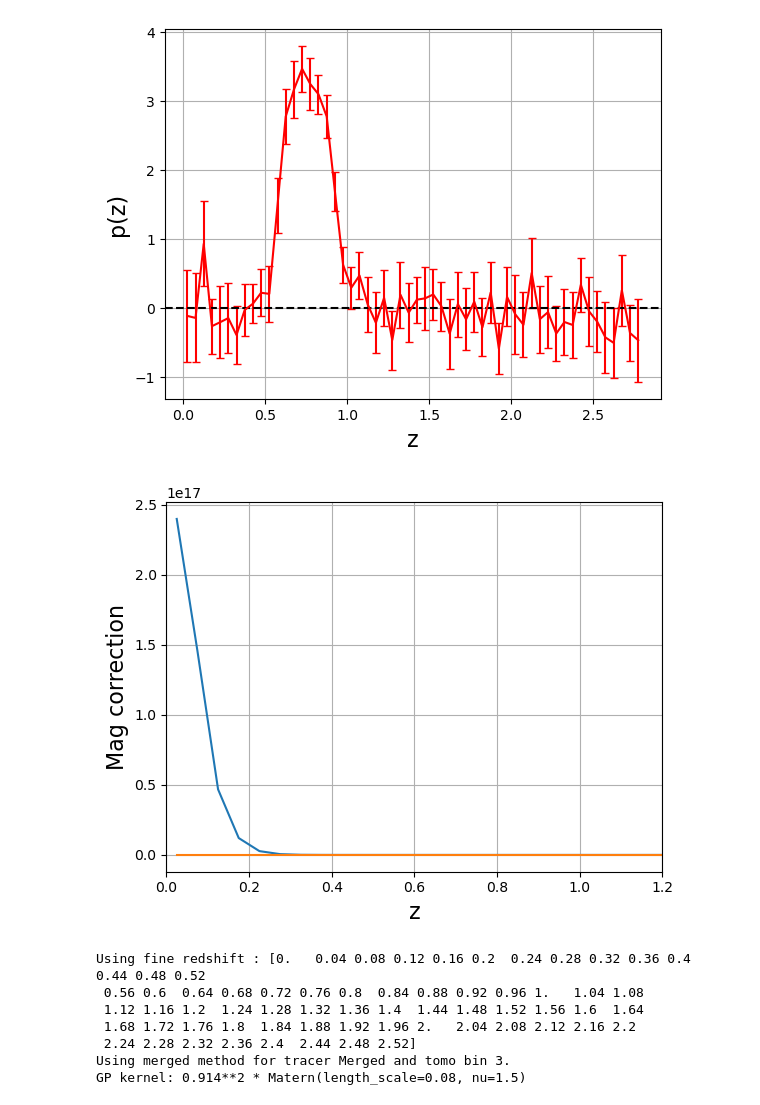
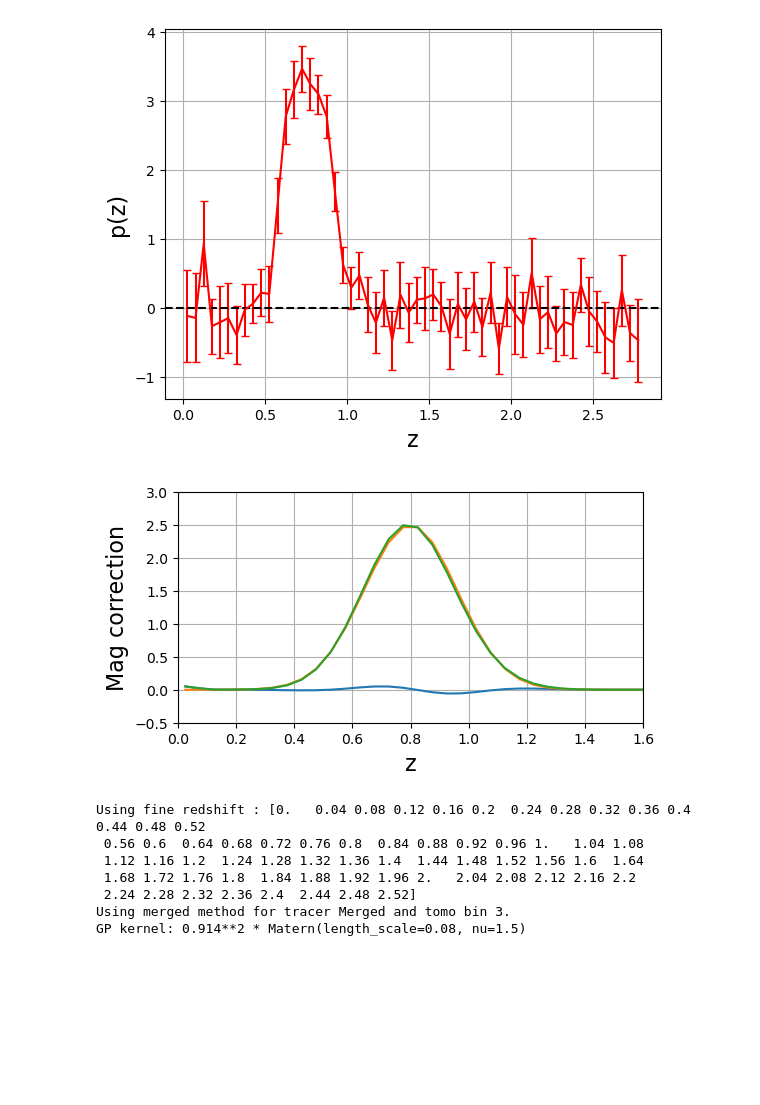
Before and after one commit to JeanCHDJdev/desi-y3-hsc, a Jupyter notebook: src/statistics/merged_results.ipynb, the cells around one changed output. Saved outputs shown, nothing was run; the diff lists cells and outputs as text; code cells hidden in the pictures; blank space fills up the shorter version.

Commit message:
Magnification corrections implemented

```diff
--- a/src/statistics/merged_results.ipynb
+++ b/src/statistics/merged_results.ipynb
@@ -183,7 +183,7 @@ importlib.reload(ct)
 mask = (zval < 2) & (zval > 0.7)
 mask = np.ones_like(zval, dtype=bool)  # use all z values
 
-zcen = .5
+zcen = .8
 sigma = 0.16
 b = meas[0][mask]
 normal_dist = np.exp(-0.5 * ((zval - zcen) / sigma) ** 2)
@@ -191,20 +191,24 @@ dz = np.diff(zval).mean()
 
 normal_dist /= np.sum(normal_dist * dz)
 b = normal_dist
-A = [ct.mag_coeffs(zind, zval[mask], contribution=["Du", "DD"]) for zind in range(len(zval[mask]))]
+
+#b = meas[0][mask] / simpson(meas[0][mask], zval[mask])
+A = [ct.mag_coeffs(zind, zval[mask], contribution=["Du", "uD", "DD"]) for zind in range(len(zval[mask]))]
 # %%
 npz = np.linalg.solve(A, b)
 # %%
-plt.plot(zval[mask], npz, label='Mag correction')
-plt.plot(zval[mask], b, label='Mag correction points')
+plt.figure(figsize=(6, 3))
+plt.plot(zval[mask], npz, label='Uncorrected')
+plt.plot(zval[mask], b, label='Mag correction')
+plt.plot(zval[mask], b+npz, label='Corrected for magnification')
 #plt.errorbar(zval, meas[0], meas[1], label='p(z)')
 plt.xlabel('z', fontsize=16)
 plt.ylabel('Mag correction', fontsize=16)
-plt.ylim(-1, 3)
-plt.xlim(0, 1.2)
+plt.ylim(-.5, 3)
+plt.xlim(0, 1.6)
 plt.grid()
 # %% [output]
-[figure, old version]
+[figure, new version]
 # %%
 meas = inference.full_npz_tomo(
     path_dictionary=path_dictionary,
```
Also changed, not shown: 1 other file.
